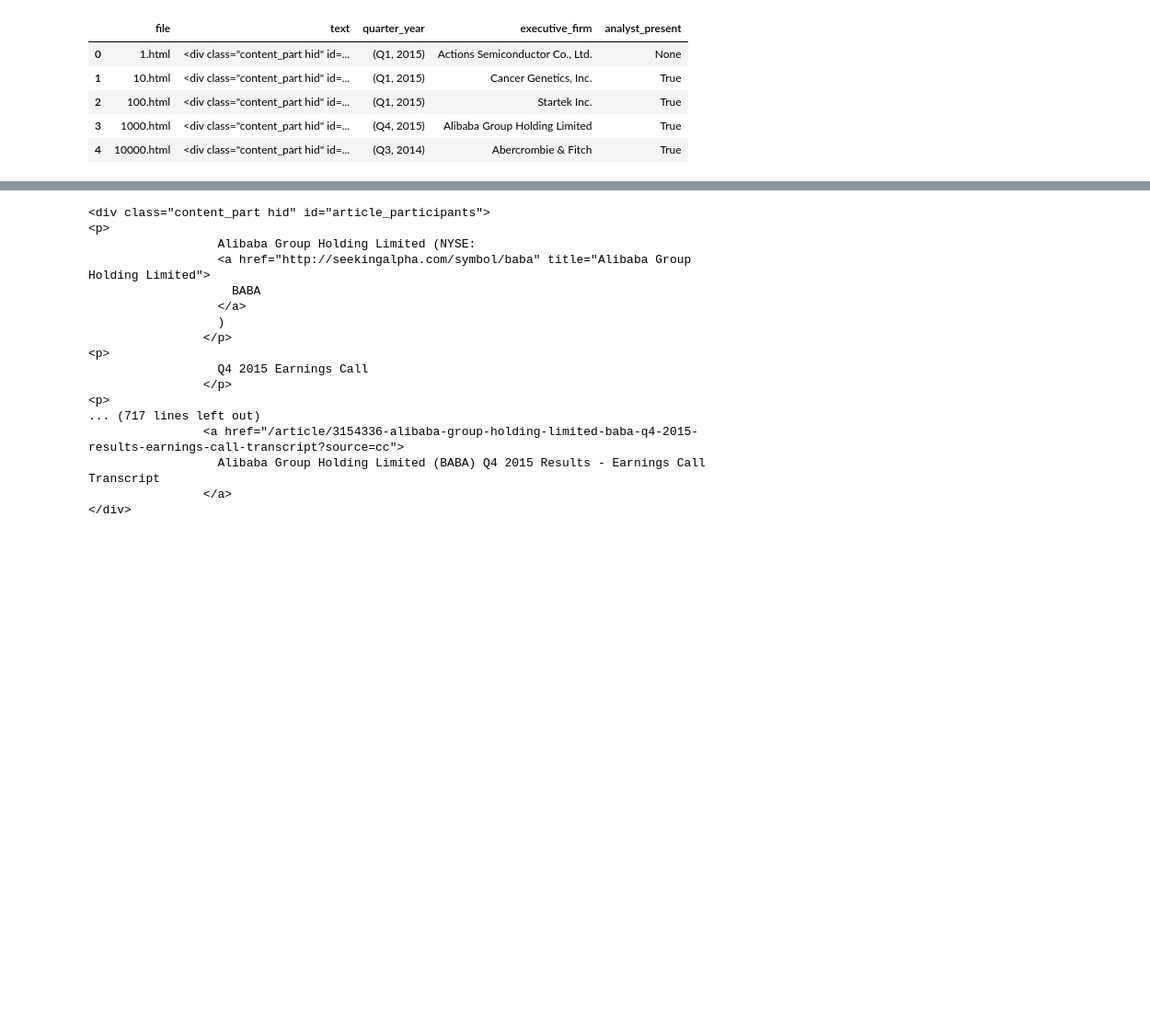
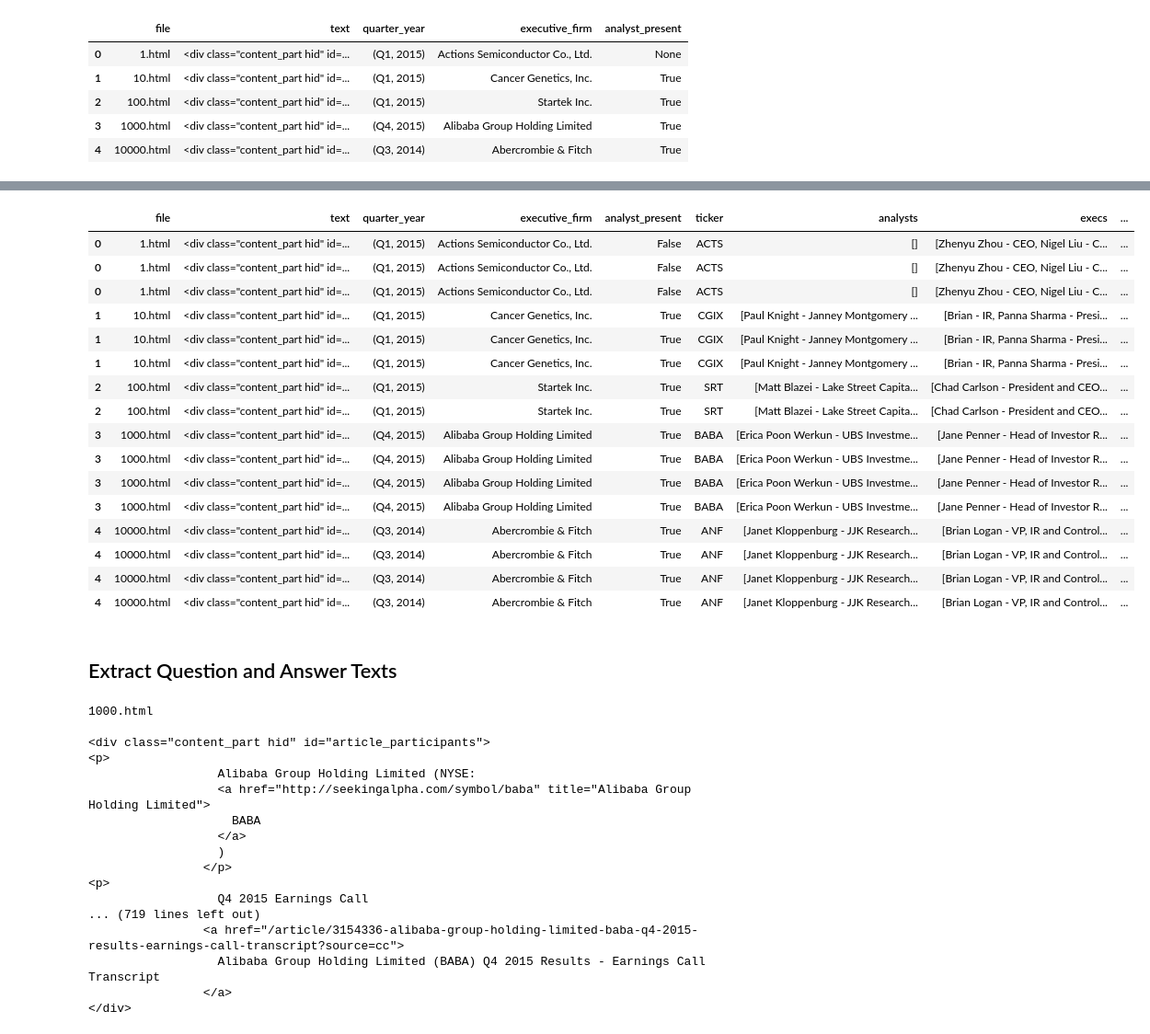
Before and after one commit to internetoftim/textparsing, a Jupyter notebook: Parse Conversation HTML.ipynb, the cells around one changed output, grey strips where cells are left out. Shown: that part at 92% size. Drawn from its saved outputs; the diff is of its cells as text; code cells hidden in the pictures; blank space fills up the shorter version.

```diff
--- a/Parse Conversation HTML.ipynb
+++ b/Parse Conversation HTML.ipynb
@@ -381,0 +425,3 @@ out_executives['analyst_present']= out_executives.apply(lambda x: is_analyst_pre
+# %%
+out_executives['exec_name'] = out_executives.apply(lambda x: extract_name(x['executive']), axis=1)
+out_executives['exec_title'] = out_executives.apply(lambda x: extract_title(x['executive']), axis=1)
@@ -388,9 +540,39 @@ temp = 'home/1000.html'
+# %%
+out_executives['executive_content'] = out_executives.apply(lambda x: \
+                                         extract_content(x['text'],x['exec_name']), axis=1)
+# %%
+out_executives
+# %% [output]
+|  | file | text | quarter_year | executive_firm | analyst_present | ticker | analysts | execs | ... |
+| 0 | 1.html | <div class="content_part hid" id=... | (Q1, 2015) | Actions Semiconductor Co., Ltd. | False | ACTS | [] | [Zhenyu Zhou - CEO, Nigel Liu - C... | ... |
+| 0 | 1.html | <div class="content_part hid" id=... | (Q1, 2015) | Actions Semiconductor Co., Ltd. | False | ACTS | [] | [Zhenyu Zhou - CEO, Nigel Liu - C... | ... |
+| 0 | 1.html | <div class="content_part hid" id=... | (Q1, 2015) | Actions Semiconductor Co., Ltd. | False | ACTS | [] | [Zhenyu Zhou - CEO, Nigel Liu - C... | ... |
+| 1 | 10.html | <div class="content_part hid" id=... | (Q1, 2015) | Cancer Genetics, Inc. | True | CGIX | [Paul Knight - Janney Montgomery ... | [Brian - IR, Panna Sharma - Presi... | ... |
+| 1 | 10.html | <div class="content_part hid" id=... | (Q1, 2015) | Cancer Genetics, Inc. | True | CGIX | [Paul Knight - Janney Montgomery ... | [Brian - IR, Panna Sharma - Presi... | ... |
+| 1 | 10.html | <div class="content_part hid" id=... | (Q1, 2015) | Cancer Genetics, Inc. | True | CGIX | [Paul Knight - Janney Montgomery ... | [Brian - IR, Panna Sharma - Presi... | ... |
+| 2 | 100.html | <div class="content_part hid" id=... | (Q1, 2015) | Startek Inc. | True | SRT | [Matt Blazei - Lake Street Capita... | [Chad Carlson - President and CEO... | ... |
+| 2 | 100.html | <div class="content_part hid" id=... | (Q1, 2015) | Startek Inc. | True | SRT | [Matt Blazei - Lake Street Capita... | [Chad Carlson - President and CEO... | ... |
+| 3 | 1000.html | <div class="content_part hid" id=... | (Q4, 2015) | Alibaba Group Holding Limited | True | BABA | [Erica Poon Werkun - UBS Investme... | [Jane Penner - Head of Investor R... | ... |
+| 3 | 1000.html | <div class="content_part hid" id=... | (Q4, 2015) | Alibaba Group Holding Limited | True | BABA | [Erica Poon Werkun - UBS Investme... | [Jane Penner - Head of Investor R... | ... |
+| 3 | 1000.html | <div class="content_part hid" id=... | (Q4, 2015) | Alibaba Group Holding Limited | True | BABA | [Erica Poon Werkun - UBS Investme... | [Jane Penner - Head of Investor R... | ... |
+| 3 | 1000.html | <div class="content_part hid" id=... | (Q4, 2015) | Alibaba Group Holding Limited | True | BABA | [Erica Poon Werkun - UBS Investme... | [Jane Penner - Head of Investor R... | ... |
+| 4 | 10000.html | <div class="content_part hid" id=... | (Q3, 2014) | Abercrombie & Fitch | True | ANF | [Janet Kloppenburg - JJK Research... | [Brian Logan - VP, IR and Control... | ... |
+| 4 | 10000.html | <div class="content_part hid" id=... | (Q3, 2014) | Abercrombie & Fitch | True | ANF | [Janet Kloppenburg - JJK Research... | [Brian Logan - VP, IR and Control... | ... |
+| 4 | 10000.html | <div class="content_part hid" id=... | (Q3, 2014) | Abercrombie & Fitch | True | ANF | [Janet Kloppenburg - JJK Research... | [Brian Logan - VP, IR and Control... | ... |
+| 4 | 10000.html | <div class="content_part hid" id=... | (Q3, 2014) | Abercrombie & Fitch | True | ANF | [Janet Kloppenburg - JJK Research... | [Brian Logan - VP, IR and Control... | ... |
+# %% [markdown]
+## Extract Question and Answer Texts
 # %%
-with open('html/1000.html') as inf:
+test_file = file_list[4]
+print(test_file)
+
+with open(collection + '/' + test_file) as inf:
     txt = inf.read()
     soup_out = soup(txt, "html.parser")
-print(soup_out)
+    print(soup_out)
 # %% [output]
+1000.html
+
 <div class="content_part hid" id="article_participants">
 <p>
                   Alibaba Group Holding Limited (NYSE:
@@ -401,9 +583,7 @@ print(soup_out)
                 </p>
 <p>
                   Q4 2015 Earnings Call
-                </p>
-<p>
-... (717 lines left out)
+... (719 lines left out)
                 <a href="/article/3154336-alibaba-group-holding-limited-baba-q4-2015-results-earnings-call-transcript?source=cc">
                   Alibaba Group Holding Limited (BABA) Q4 2015 Results - Earnings Call Transcript
                 </a>
```
Also changed, not shown: parts of 31 cells of this notebook.
